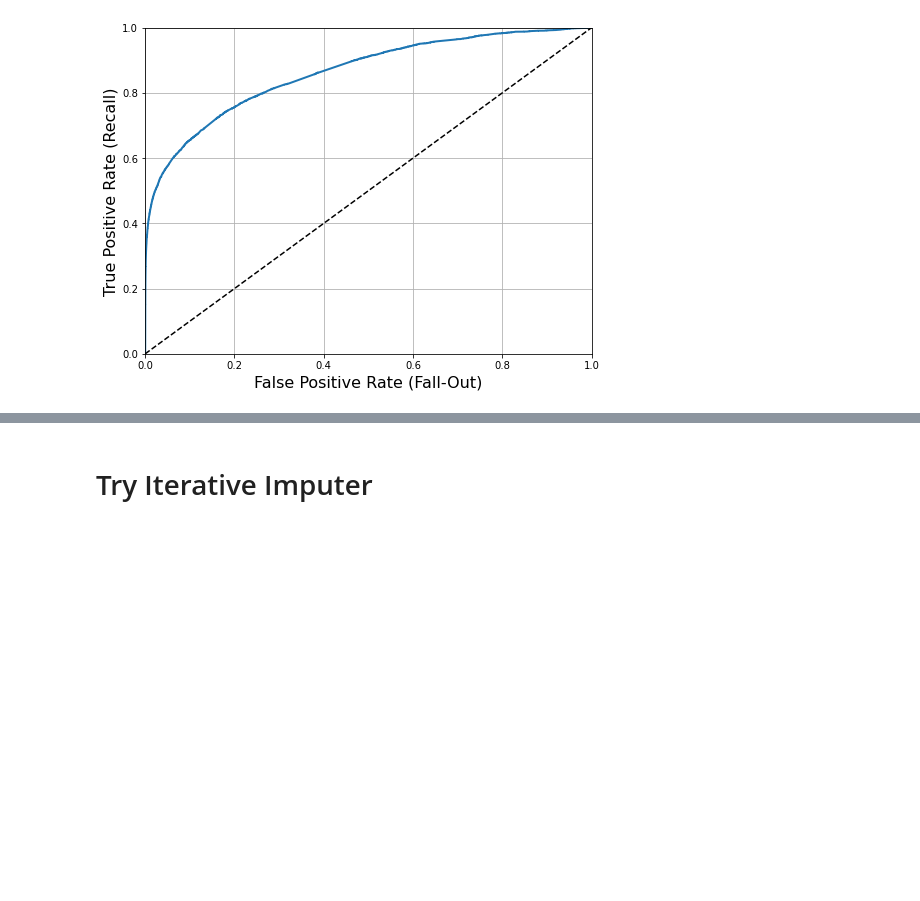
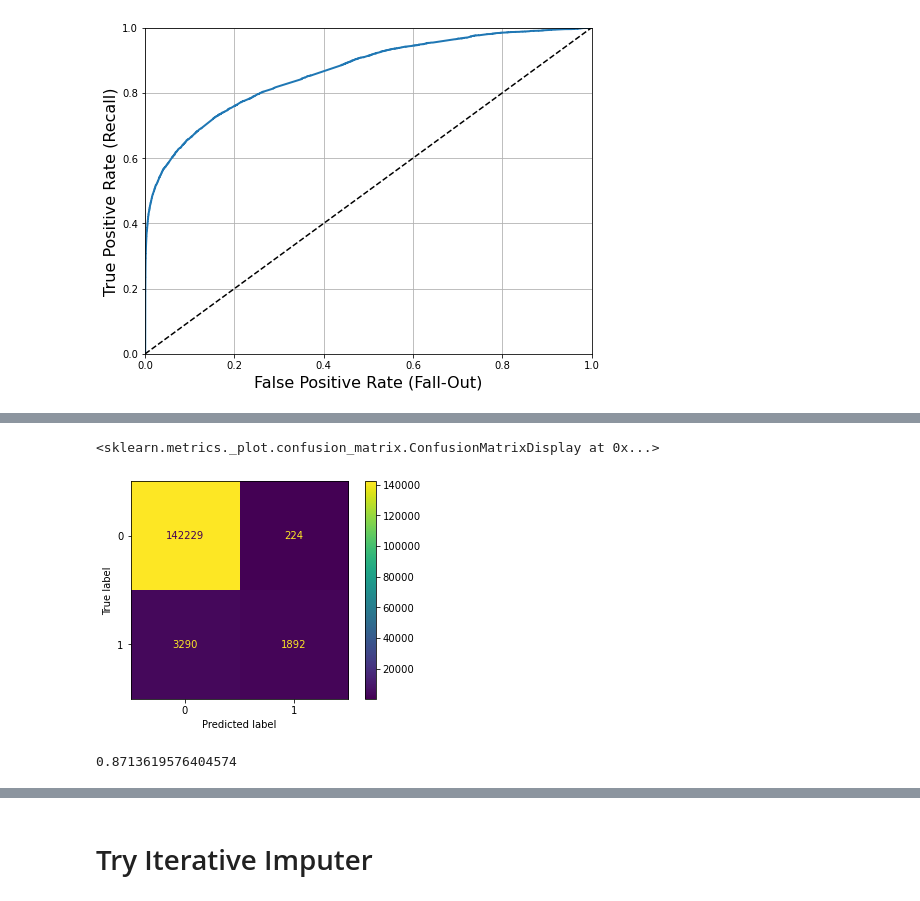
Before and after one commit to x6zeng/dsc198, a Jupyter notebook: Work_Flow/_9Playground.ipynb, the cells around one changed output, grey strips where cells are left out. Cells and saved outputs as stored; diff of their text form; code cells hidden in the pictures; blank space fills up the shorter version.

```diff
--- a/Work_Flow/_9Playground.ipynb
+++ b/Work_Flow/_9Playground.ipynb
@@ -239,0 +242,7 @@ plt.show()
+# %%
+# split
+X_train, X_test, y_train, y_test = train_test_split(v_raw, y)
+# %%
+# train the model
+xgb_clf = xgb.XGBClassifier(tree_method = 'hist')
+xgb_clf.fit(X_train, y_train)
@@ -239,0 +264,12 @@ plt.show()
+# %%
+# evaluate the confusion matrix
+plot_confusion_matrix(xgb_clf, X_test, y_test)
+# %% [output]
+<sklearn.metrics._plot.confusion_matrix.ConfusionMatrixDisplay at 0x...>
+[figure, added]
+# %%
+# auc
+auc_score = roc_auc_score(y_test, y_pred_proba)
+auc_score
+# %% [output]
+0.8713619576404574
```
Also changed, not shown: parts of 19 cells of this notebook, 1 other file.
